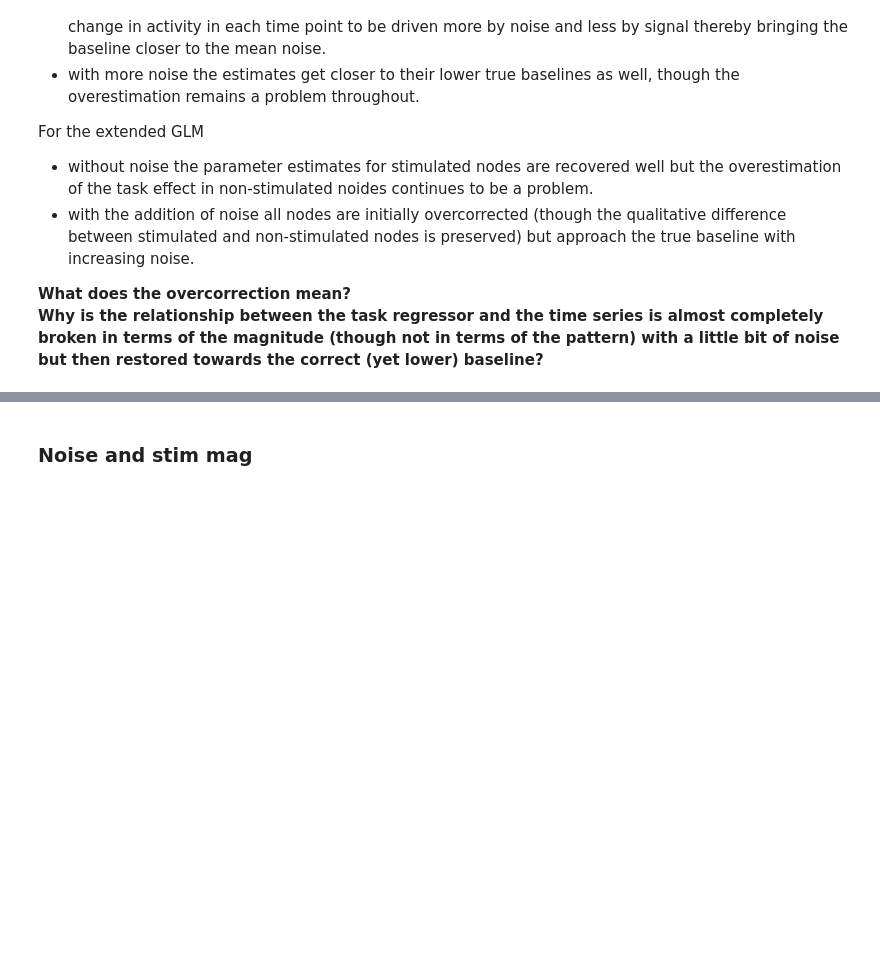
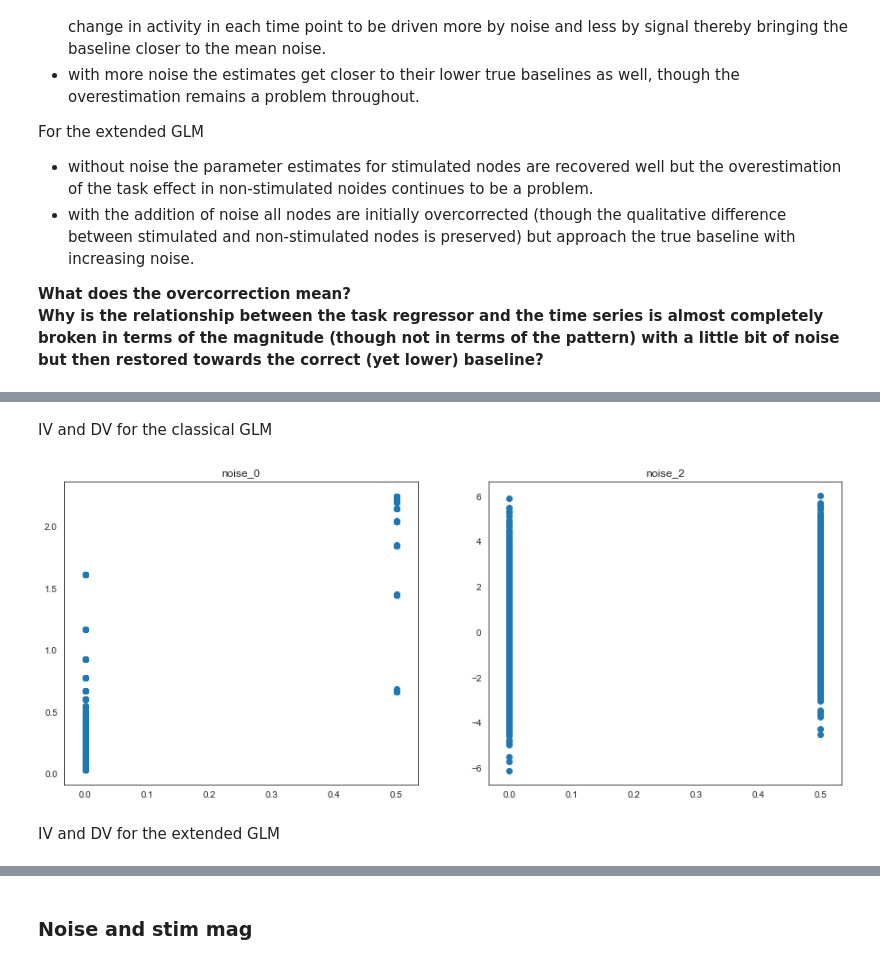
Before and after one commit to zenkavi/DevStudy_FmriNbs, a Jupyter notebook: notebooks/informationtransfermapping/TheoreticalResults/Zenkavi_Simulations/Extended_GLM_neural_network_level.ipynb, the cells around one changed output, grey strips where cells are left out. Drawn from its saved outputs; the diff is of its cells as text; code cells hidden in the pictures; blank space fills up the shorter version.

Commit message:
looking closer at noise effects

```diff
--- a/notebooks/informationtransfermapping/TheoreticalResults/Zenkavi_Simulations/Extended_GLM_neural_network_level.ipynb
+++ b/notebooks/informationtransfermapping/TheoreticalResults/Zenkavi_Simulations/Extended_GLM_neural_network_level.ipynb
@@ -597,0 +652,15 @@ Text(0.5, 0.98, 'Stim mag = 0.5')
+# %%
+plt.rcParams["figure.figsize"][0] = 15
+plt.rcParams["figure.figsize"][1] = 6
+# %% [markdown]
+IV and DV for the classical GLM
+# %%
+tmp = ['noise_0','noise_2']
+fig, a = plt.subplots(1,2)
+for i in range(len(tmp)):
+    a[i].scatter(td_stimtimes_0_5[0], noise_ts[tmp[i]][0])
+    a[i].set_title(tmp[i])
+# %% [output]
+[figure, added]
+# %% [markdown]
+IV and DV for the extended GLM
```
Also changed, not shown: parts of 31 cells of this notebook.
